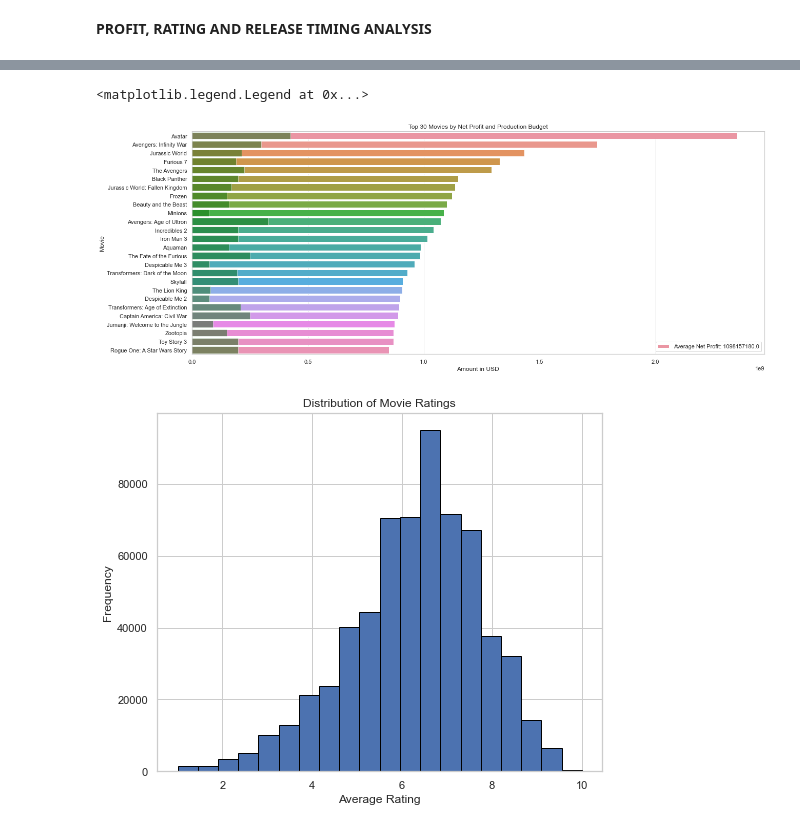
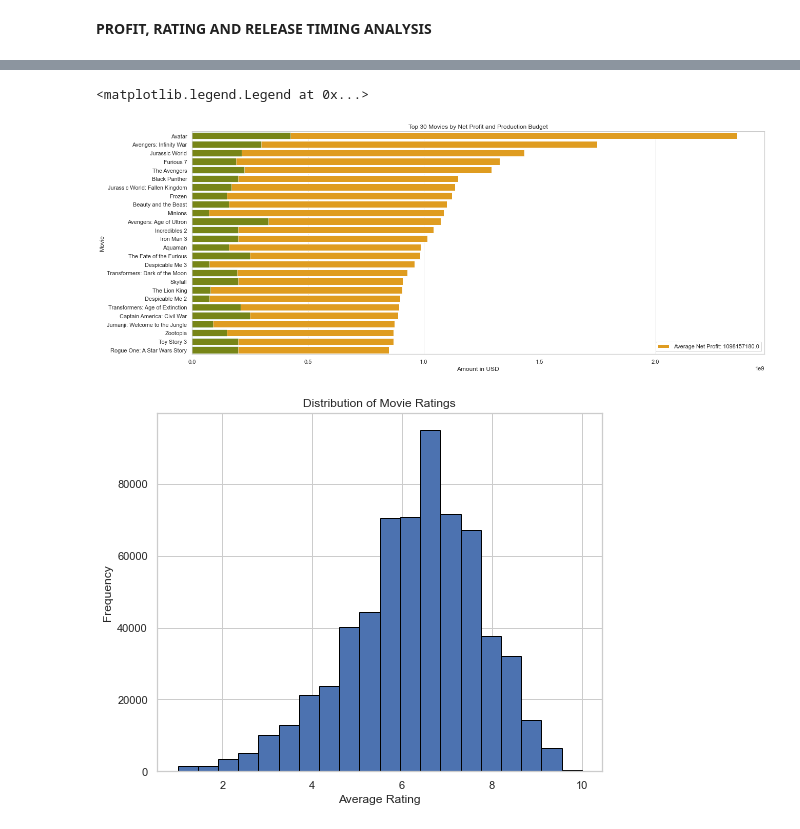
Before and after one commit to Iswana-O/dsc-phase-1-project, a Jupyter notebook: MICROSOFT MOVIE STUDIO ANALYSIS.ipynb, the cells around one changed output, grey strips where cells are left out. Cells and saved outputs as stored; diff of their text form; code cells hidden in the pictures.

```diff
--- a/MICROSOFT MOVIE STUDIO ANALYSIS.ipynb
+++ b/MICROSOFT MOVIE STUDIO ANALYSIS.ipynb
@@ -543,29 +546,30 @@ top_30_net_profit = tmdb_movies_budgets_df.sort_values(by='net_profit', ascendin
 # %%
 
 #the visualization plots the net profit on the x-axis and movie titles on the y-axis; then creates another bar plot,
 #this time plotting the production budget on the x-axis against the movie titles on the y-axis.
 #The data for this plot is also taken from the top_30_net_profit dataset.
 #The bars for the production budget will be overlayed on top of the net profit bars from the previous plot.
 
 
 
 plt.figure(figsize=(20, 8))
 sns.set(style='whitegrid')
 
 # Plotting the bar chart for net profit
-sns.barplot(x='net_profit', y='movie', data=top_30_net_profit,
+sns.barplot(x='net_profit', y='movie', data=top_30_net_profit,color='orange',
             label='Average Net Profit: {}'.format(round(top_30_net_profit['net_profit'].mean(), 0)))
 
 # Plotting the bar chart for production budget (overlayed on the net profit bars)
 sns.barplot(x='production_budget', y='movie', data=top_30_net_profit, color='green', alpha=0.5)
 
 plt.xlabel('Amount in USD')
 plt.ylabel('Movie')
 plt.title('Top 30 Movies by Net Profit and Production Budget')
+plt.savefig('IMAGES/Top 30 Movies Net Profit.png')
 plt.legend()
 # %% [output]
 <matplotlib.legend.Legend at 0x...>
-[figure, old version]
+[figure, new version]
 # %%
 # Calculate basic statistics
 mean_rating = movies_df['averagerating'].mean()
```
Also changed, not shown: parts of 13 cells of this notebook, 14 other files.
